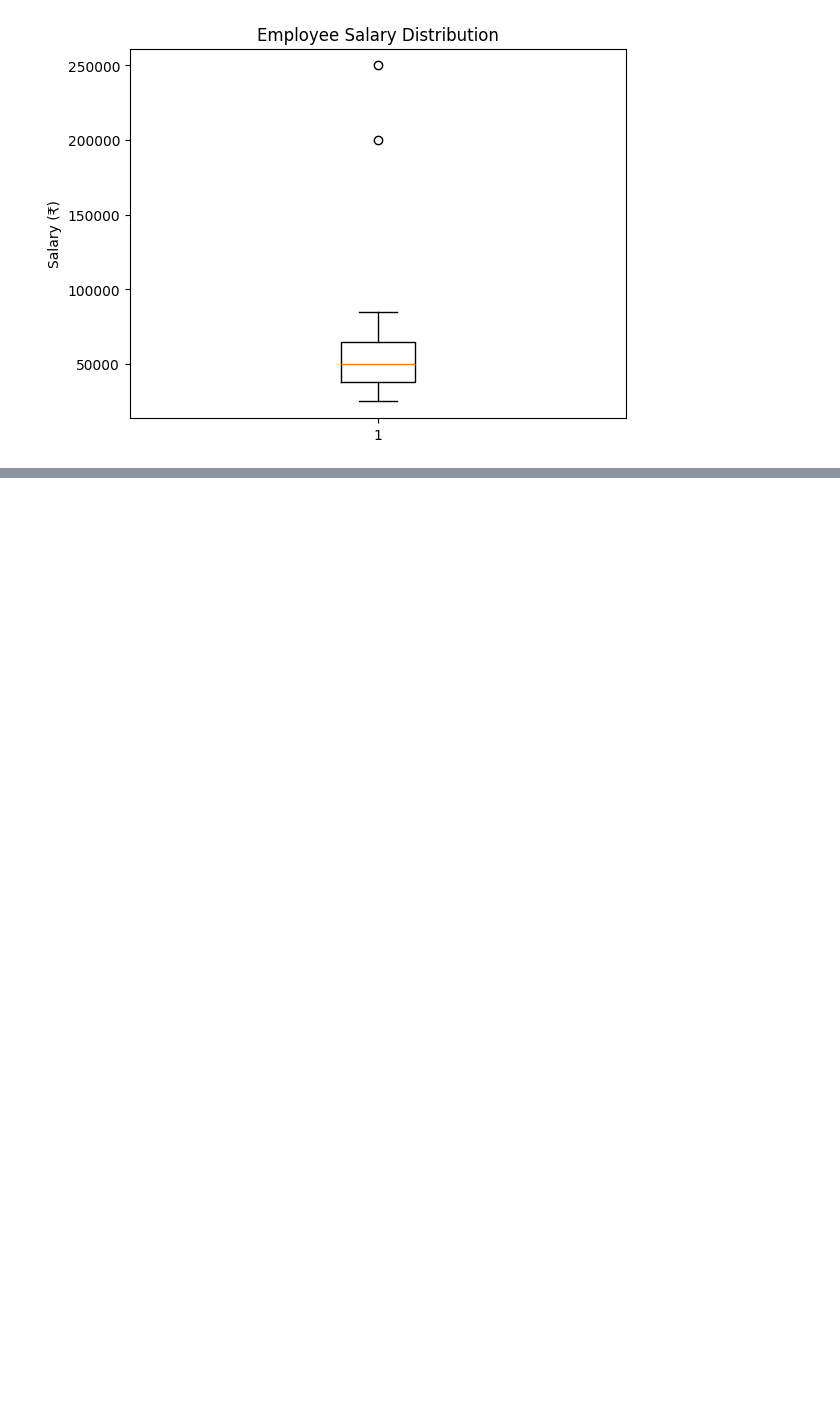
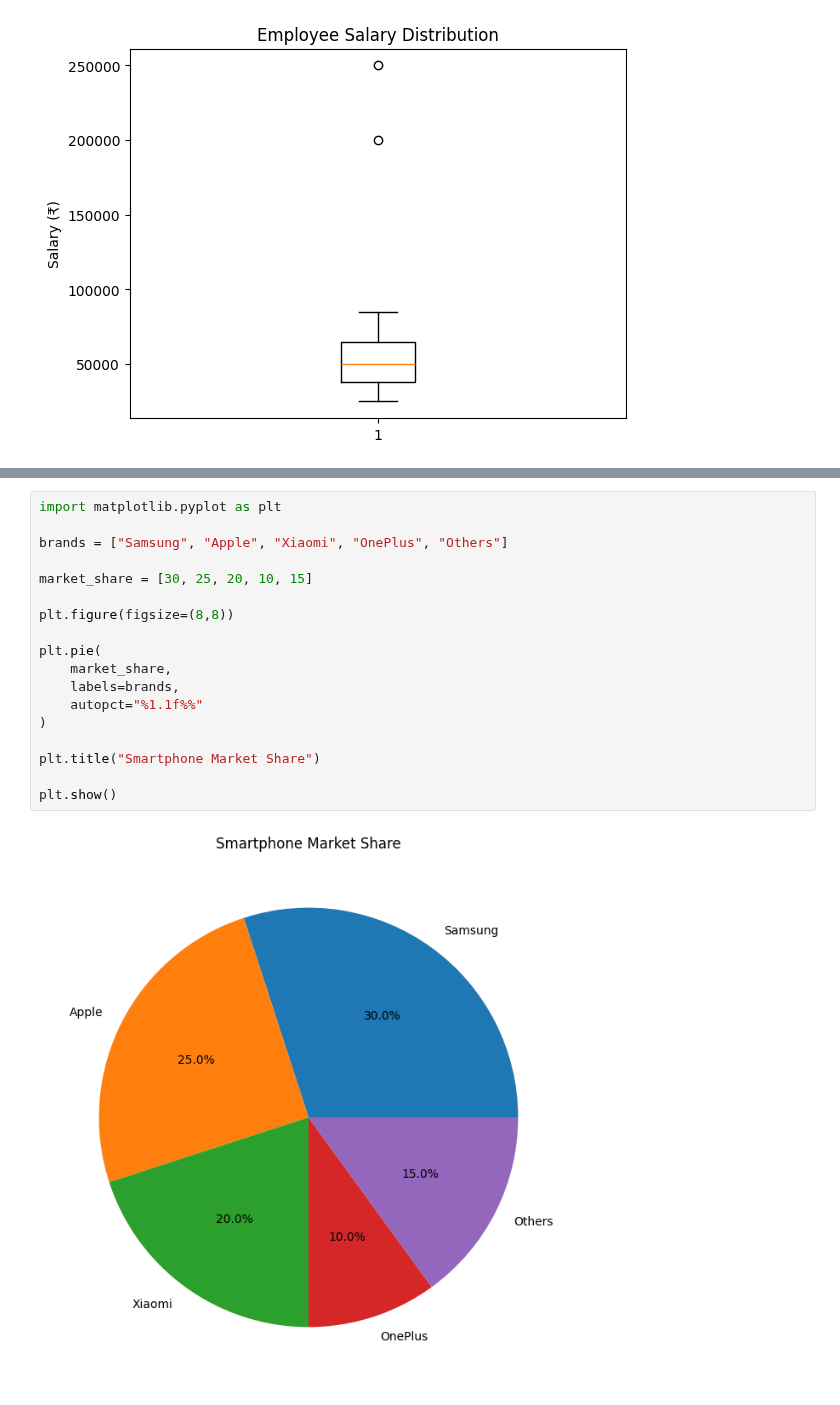
Before and after one commit to cmritdatasciencesociety-lab/Data_Analytics_Program, a Jupyter notebook: data-visualization.ipynb, the cells around one changed output, grey strips where cells are left out. Drawn from its saved outputs; the diff is of its cells as text; blank space fills up the shorter version.

```diff
--- a/data-visualization.ipynb
+++ b/data-visualization.ipynb
@@ -1164,0 +1483,20 @@ plt.show()
+# %%
+import matplotlib.pyplot as plt
+
+brands = ["Samsung", "Apple", "Xiaomi", "OnePlus", "Others"]
+
+market_share = [30, 25, 20, 10, 15]
+
+plt.figure(figsize=(8,8))
+
+plt.pie(
+    market_share,
+    labels=brands,
+    autopct="%1.1f%%"
+)
+
+plt.title("Smartphone Market Share")
+
+plt.show()
+# %% [output]
+[figure, added]
```
Also changed, not shown: parts of 39 cells of this notebook.
